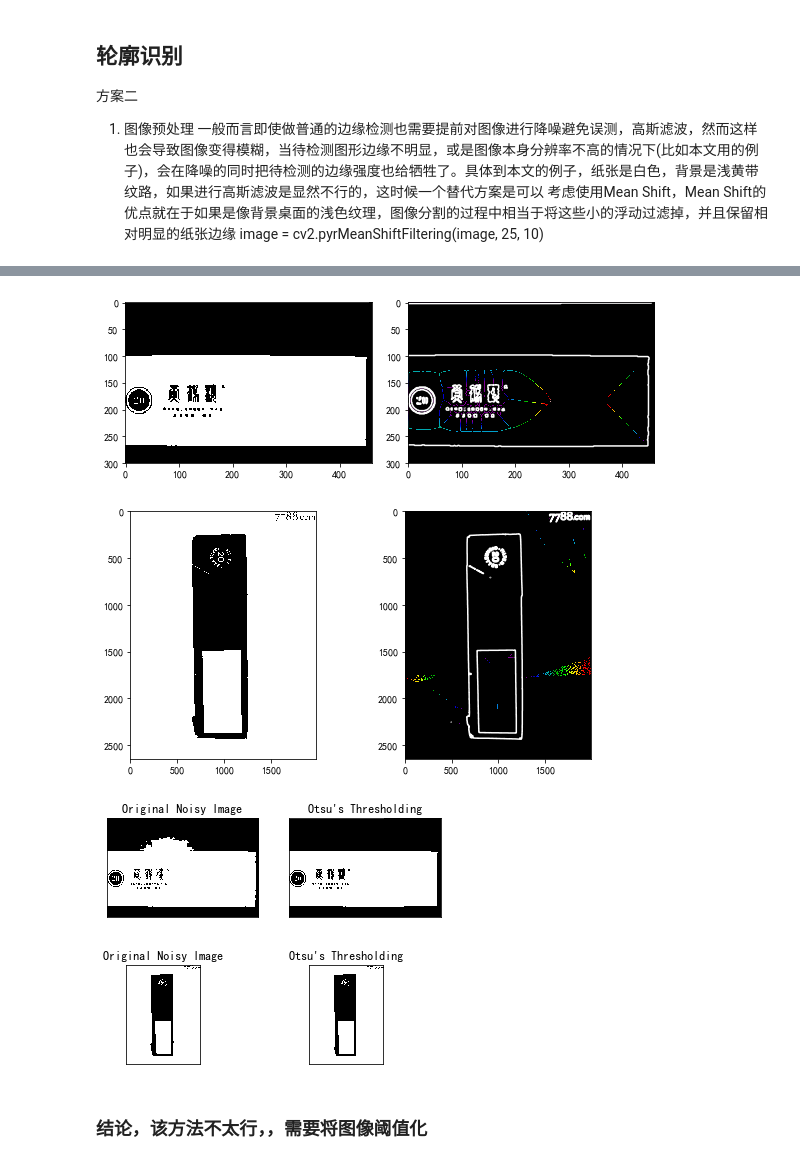
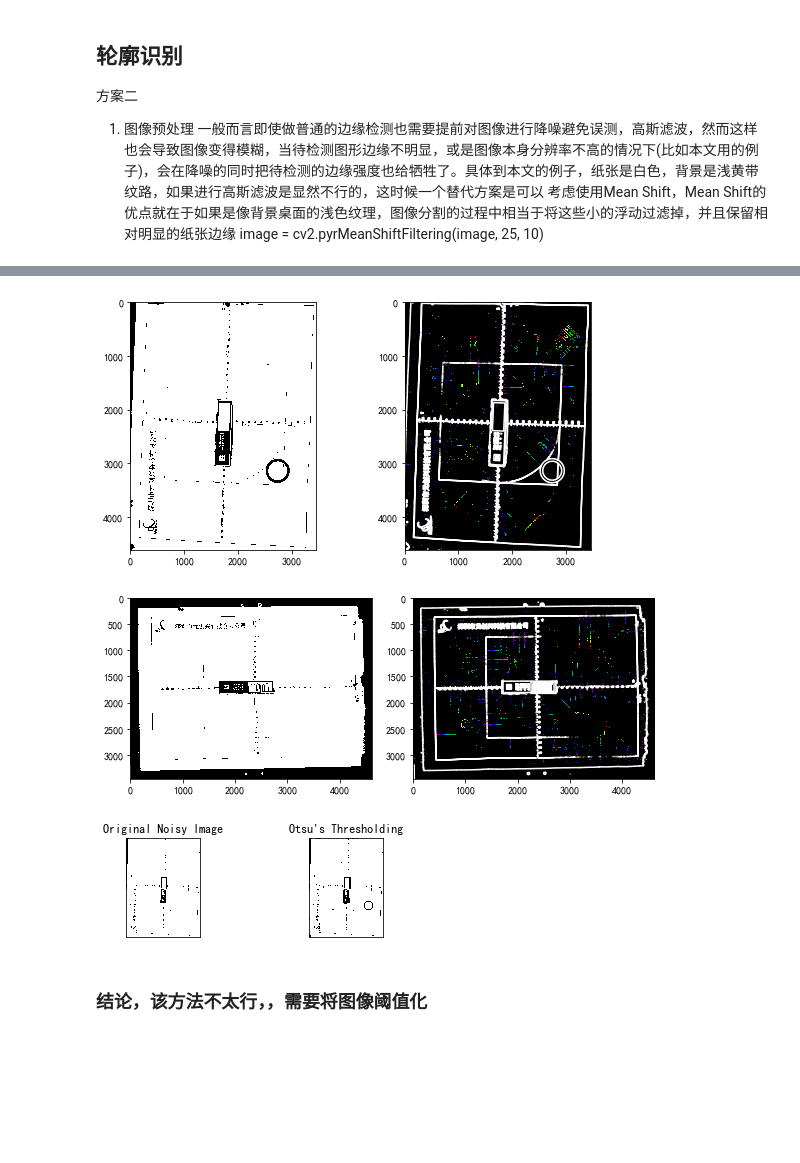
Before and after one commit to zdxpan/RdataCode, a Jupyter notebook: imagedesign/打印区图像识别.ipynb, the cells around one changed output, grey strips where cells are left out. Drawn from its saved outputs; the diff is of its cells as text; code cells hidden in the pictures; blank space fills up the shorter version.

```diff
--- a/imagedesign/打印区图像识别.ipynb
+++ b/imagedesign/打印区图像识别.ipynb
@@ -12,27 +12,19 @@ import matplotlib.pyplot as plt
 # pos = ac.find_template(imsrc,imobj)
 # image = cv2.pyrMeanShiftFiltering(image, 25, 10)
 # 以下表示当前路径文件夹下的4张烟盒图片，该段程序尝试从4张图片中找出二维码打印区域，并显示出来
-boxlist = ['box0.png', 'box1.jpeg', 'box2.jpeg', 'box3.jpeg','table1.jpeg', 'boxcenter2.jpeg']
-objlist = ['obj0.png', 'obj1.jpeg', 'obj2.jpeg', 'obj3.jpeg', 'boxt1.png', 'objt1.png', ]
-boxlist = [ac.imread(x) for x in boxlist]
-objlist = [ac.imread(x) for x in objlist]
-circle_radius = 50
-color = (0, 255, 0)
-line_width = 5
+tablest = ['table0.jpg','table1.jpg', 'table2.jpg' , 'table3.jpg']
+boxlist = ['box0.png', 'box1.jpg', 'box2.jpg', 'box3.jpg']
+objlist = ['obj0.png', 'obj1.jpeg', 'obj2.jpeg', 'obj3.jpeg']
+tablest = [cv2.imread(x) for x in tablest]
+boxlist = [cv2.imread(x) for x in boxlist]
+objlist = [cv2.imread(x) for x in objlist]
+circle_radius = 10
+color = (0, 255, 0)  # Green
 def plt_show(img):
     plt.figure()
     plt.imshow(img)
     plt.axis('off') # 不显示坐标轴
     plt.show()
+
+# pos_box1 = ac.find_template(boxlist[4],objlist[5])
+# pos_box2 = ac.find_template(objlist[4],objlist[5])
-# %%
-for i in range(len(boxlist)-2):
-    pos_box = ac.find_template(boxlist[i],objlist[i])
-    circle_center_pos  = pos_box['result']
-    pos = (int(circle_center_pos[0]),int(circle_center_pos[1]))
-    cv2.waitKey(0)
-    img =  boxlist[i]
-    cv2.circle(img, pos, circle_radius, color, line_width)    # 对查找目标做标记
-    plt.figure()
-    plt.imshow(img)
-    plt.axis('off') # 不显示坐标轴
-    plt.show()
@@ -104,13 +118,12 @@ def bianyanline(img):
     plt.show()
 # %%
 #     for i in boxlist:
-
-bianyanline(boxlist[1])
-bianyanline(boxlist[2])
+bianyanline(boxlist[4])
+bianyanline(boxlist[5])
 # 惨不忍睹啊
 # %% [output]
-[figure, old version]
+[figure, new version]
-[figure, old version]
+[figure, new version]
 # %%
 def 二值化(temp):
     temp = cv2.pyrMeanShiftFiltering(temp, 25, 10)
@@ -136,11 +149,10 @@ def 二值化(temp):
     plt.show()
     return [th1, th2 , th3]
 # for i in boxlist:
-她 = 二值化(boxlist[1])
-ta = 二值化(boxlist[2])
+她 = 二值化(boxlist[4])
+# ta = 二值化(boxlist[2])
 # %% [output]
-[figure, old version]
+[figure, new version]
-[figure, removed]
 # %% [markdown]
 ### 结论，该方法不太行，，需要将图像阈值化
 # %% [markdown]
```
Also changed, not shown: parts of 6 cells of this notebook, 8 other files.
